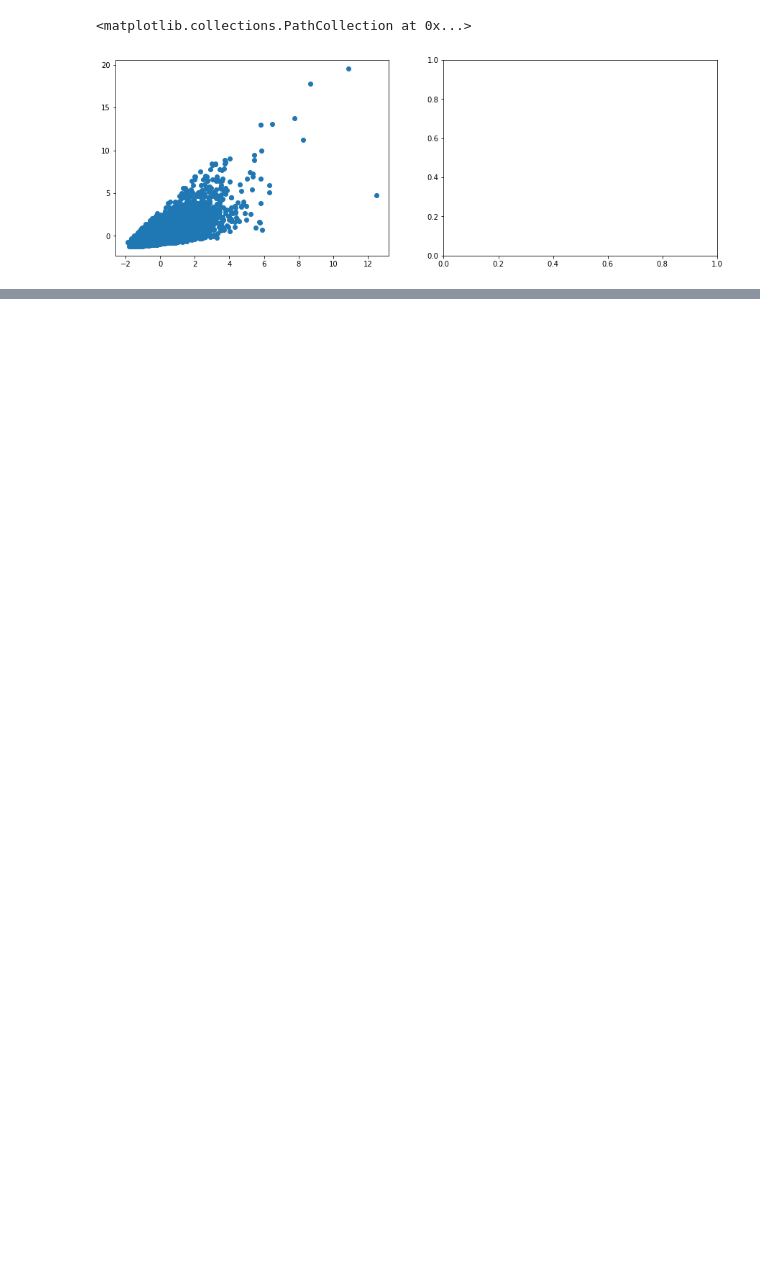
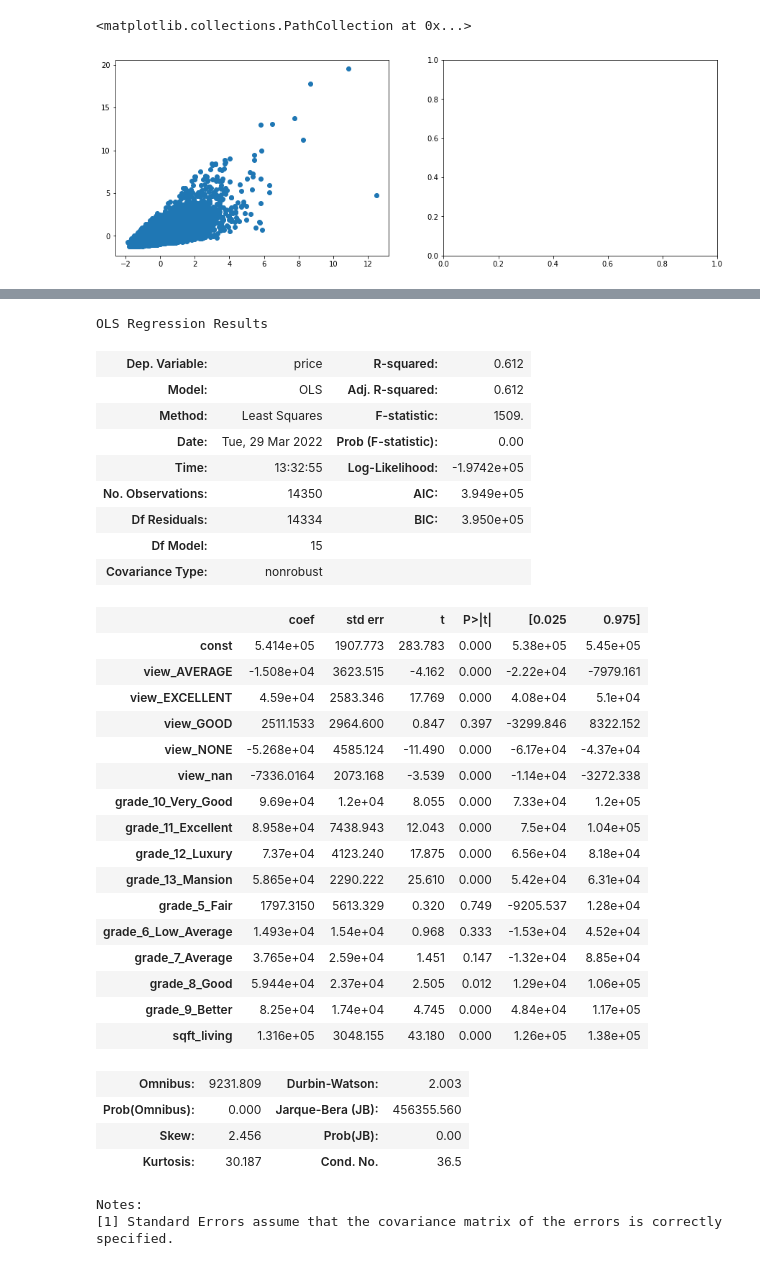
Before and after one commit to xiaohua-su/King_County_Real_Estate_Analysis, a Jupyter notebook: workspace_xiaohua/Untitled1.ipynb, the cells around one changed output, grey strips where cells are left out. Drawn from its saved outputs; the diff is of its cells as text; code cells hidden in the pictures; blank space fills up the shorter version.

Commit message:
more models

```diff
--- a/workspace_xiaohua/Untitled1.ipynb
+++ b/workspace_xiaohua/Untitled1.ipynb
@@ -814,0 +819,3 @@ Notes:
+# %%
+all_var = sm.OLS(y_train, sm.add_constant(no_zip_yr_built_bathrooms)).fit()
+all_var.summary()
@@ -814,0 +855,5 @@ Notes:
+# %%
+no_zip_yr_built_bathrooms_bedrooms = no_y_train_df.drop(columns = ['zipcode', 'yr_built', 'bathrooms', 'bedrooms'])
+# %%
+all_var = sm.OLS(y_train, sm.add_constant(no_zip_yr_built_bathrooms_bedrooms)).fit()
+all_var.summary()
@@ -814,0 +893,39 @@ Notes:
+# %%
+no_zip_built_bathrooms_bedrooms_lot = no_y_train_df.drop(columns = ['zipcode', 'yr_built', 'bathrooms', 'bedrooms', 'sqft_lot'])
+# %%
+all_var = sm.OLS(y_train, sm.add_constant(no_zip_built_bathrooms_bedrooms_lot)).fit()
+all_var.summary()
+# %% [output]
+OLS Regression Results
+| Dep. Variable: | price | R-squared: | 0.612 |
+| Model: | OLS | Adj. R-squared: | 0.612 |
+| Method: | Least Squares | F-statistic: | 1509. |
+| Date: | Tue, 29 Mar 2022 | Prob (F-statistic): | 0.00 |
+| Time: | 13:32:55 | Log-Likelihood: | -1.9742e+05 |
+| No. Observations: | 14350 | AIC: | 3.949e+05 |
+| Df Residuals: | 14334 | BIC: | 3.950e+05 |
+| Df Model: | 15 |  |  |
+| Covariance Type: | nonrobust |  |  |
+|  | coef | std err | t | P>|t| | [0.025 | 0.975] |
+| const | 5.414e+05 | 1907.773 | 283.783 | 0.000 | 5.38e+05 | 5.45e+05 |
+| view_AVERAGE | -1.508e+04 | 3623.515 | -4.162 | 0.000 | -2.22e+04 | -7979.161 |
+| view_EXCELLENT | 4.59e+04 | 2583.346 | 17.769 | 0.000 | 4.08e+04 | 5.1e+04 |
+| view_GOOD | 2511.1533 | 2964.600 | 0.847 | 0.397 | -3299.846 | 8322.152 |
+| view_NONE | -5.268e+04 | 4585.124 | -11.490 | 0.000 | -6.17e+04 | -4.37e+04 |
+| view_nan | -7336.0164 | 2073.168 | -3.539 | 0.000 | -1.14e+04 | -3272.338 |
+| grade_10_Very_Good | 9.69e+04 | 1.2e+04 | 8.055 | 0.000 | 7.33e+04 | 1.2e+05 |
+| grade_11_Excellent | 8.958e+04 | 7438.943 | 12.043 | 0.000 | 7.5e+04 | 1.04e+05 |
+| grade_12_Luxury | 7.37e+04 | 4123.240 | 17.875 | 0.000 | 6.56e+04 | 8.18e+04 |
+| grade_13_Mansion | 5.865e+04 | 2290.222 | 25.610 | 0.000 | 5.42e+04 | 6.31e+04 |
+| grade_5_Fair | 1797.3150 | 5613.329 | 0.320 | 0.749 | -9205.537 | 1.28e+04 |
+| grade_6_Low_Average | 1.493e+04 | 1.54e+04 | 0.968 | 0.333 | -1.53e+04 | 4.52e+04 |
+| grade_7_Average | 3.765e+04 | 2.59e+04 | 1.451 | 0.147 | -1.32e+04 | 8.85e+04 |
+| grade_8_Good | 5.944e+04 | 2.37e+04 | 2.505 | 0.012 | 1.29e+04 | 1.06e+05 |
+| grade_9_Better | 8.25e+04 | 1.74e+04 | 4.745 | 0.000 | 4.84e+04 | 1.17e+05 |
+| sqft_living | 1.316e+05 | 3048.155 | 43.180 | 0.000 | 1.26e+05 | 1.38e+05 |
+| Omnibus: | 9231.809 | Durbin-Watson: | 2.003 |
+| Prob(Omnibus): | 0.000 | Jarque-Bera (JB): | 456355.560 |
+| Skew: | 2.456 | Prob(JB): | 0.00 |
+| Kurtosis: | 30.187 | Cond. No. | 36.5 |
+Notes:
+[1] Standard Errors assume that the covariance matrix of the errors is correctly specified.
```
Also changed, not shown: parts of 11 cells of this notebook.
